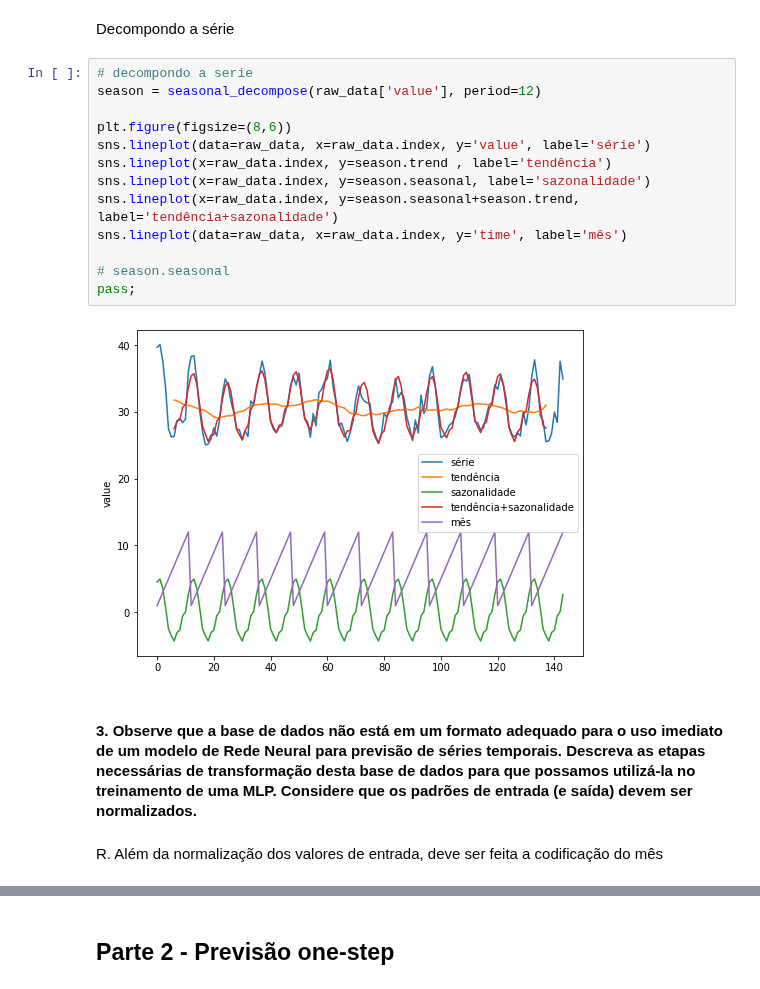
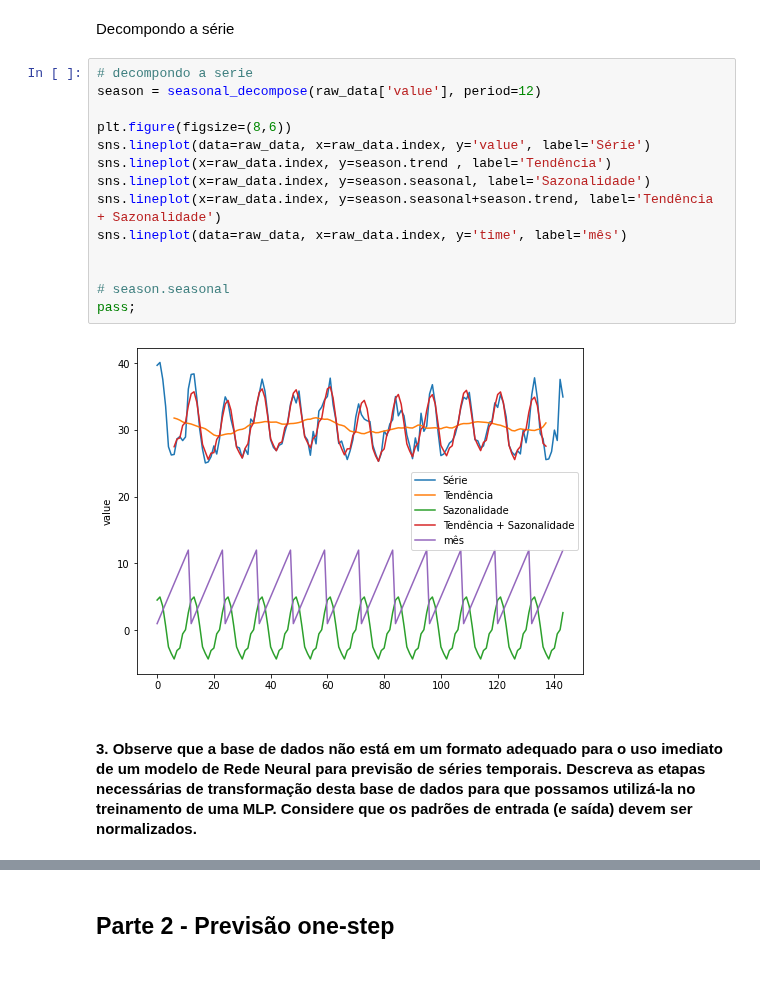
Before and after one commit to felipecostapereira/ELE2389_RedesNeurais, a Jupyter notebook: class_pratica2_Felipe.ipynb, the cells around one changed output, grey strips where cells are left out. Saved outputs shown, nothing was run; the diff lists cells and outputs as text.

```diff
--- a/class_pratica2_Felipe.ipynb
+++ b/class_pratica2_Felipe.ipynb
@@ -224,19 +226,18 @@ Decompondo a série
 # %%
 # decompondo a serie
 season = seasonal_decompose(raw_data['value'], period=12)
 
 plt.figure(figsize=(8,6))
-sns.lineplot(data=raw_data, x=raw_data.index, y='value', label='série')
-sns.lineplot(x=raw_data.index, y=season.trend , label='tendência')
-sns.lineplot(x=raw_data.index, y=season.seasonal, label='sazonalidade')
-sns.lineplot(x=raw_data.index, y=season.seasonal+season.trend, label='tendência+sazonalidade')
+sns.lineplot(data=raw_data, x=raw_data.index, y='value', label='Série')
+sns.lineplot(x=raw_data.index, y=season.trend , label='Tendência')
+sns.lineplot(x=raw_data.index, y=season.seasonal, label='Sazonalidade')
+sns.lineplot(x=raw_data.index, y=season.seasonal+season.trend, label='Tendência + Sazonalidade')
 sns.lineplot(data=raw_data, x=raw_data.index, y='time', label='mês')
+
 
 # season.seasonal
 pass;
 # %% [output]
-[figure, old version]
+[figure, new version]
 # %% [markdown]
 #### 3. Observe que a base de dados não está em um formato adequado para o uso imediato de um modelo de Rede Neural para previsão de séries temporais. Descreva as etapas necessárias de transformação desta base de dados para que possamos utilizá-la no treinamento de uma MLP. Considere que os padrões de entrada (e saída) devem ser normalizados.
-# %% [markdown]
-R. Além da normalização dos valores de entrada, deve ser feita a codificação do mês
```
Also changed, not shown: parts of 5 cells of this notebook.
